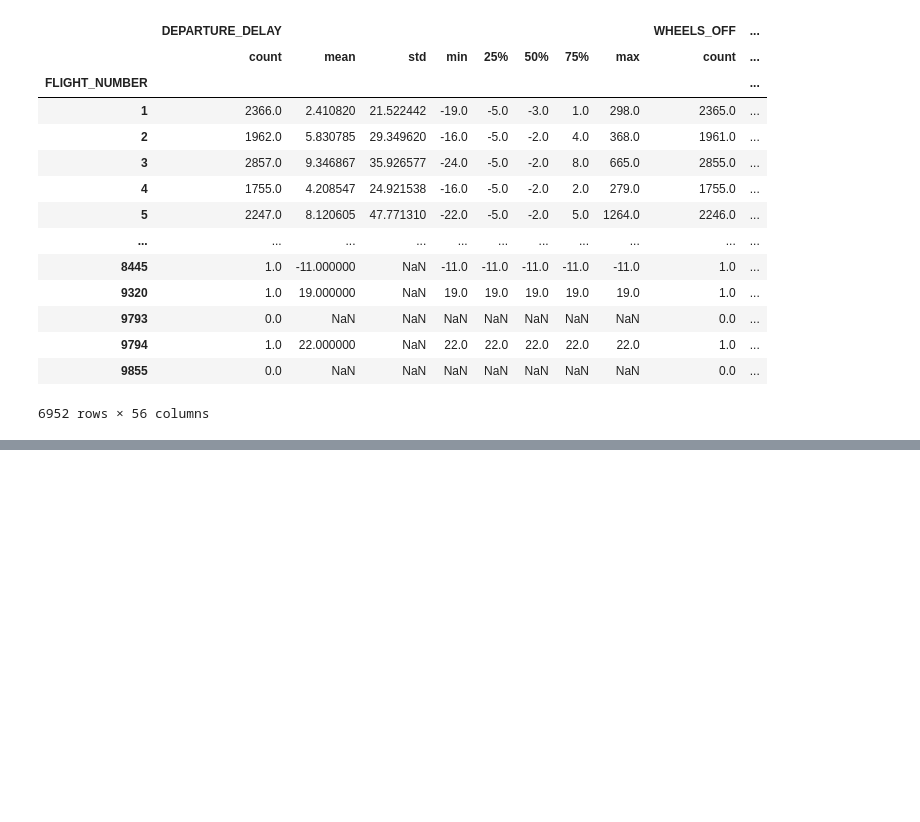
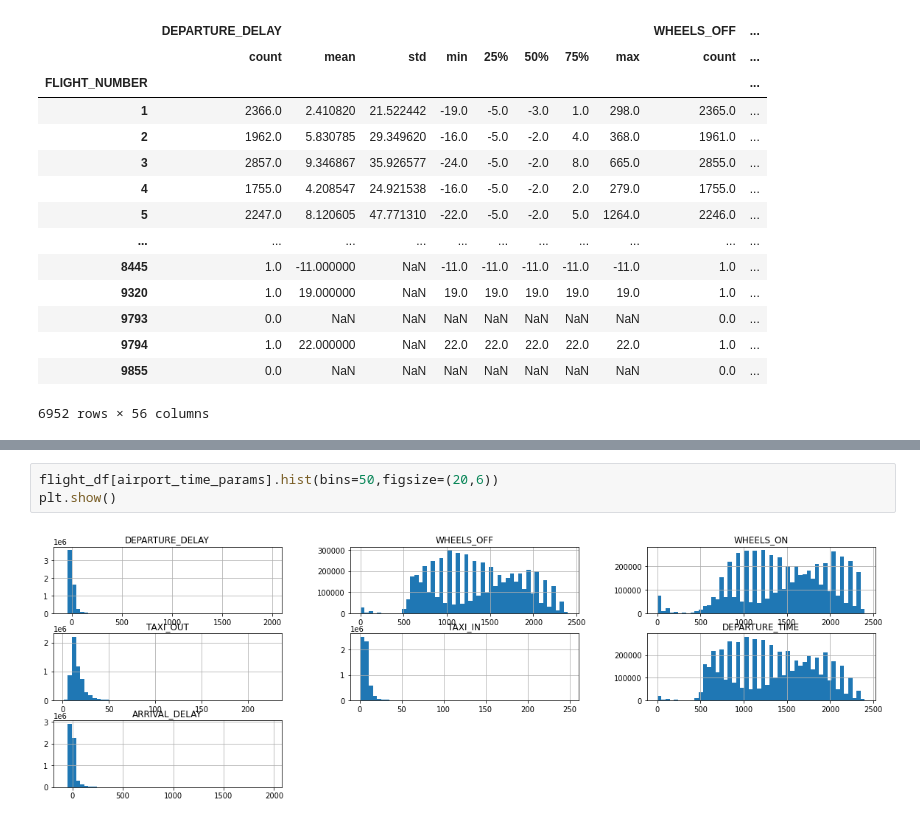
Before and after one commit to i0nathan/unaqds, a Jupyter notebook: flight_delay_prediction.ipynb, the cells around one changed output, grey strips where cells are left out. Saved outputs shown, nothing was run; the diff lists cells and outputs as text; blank space fills up the shorter version.

```diff
--- a/flight_delay_prediction.ipynb
+++ b/flight_delay_prediction.ipynb
@@ -228,0 +305,5 @@ flight_df.groupby("FLIGHT_NUMBER")[airport_time_params].describe()
+# %%
+flight_df[airport_time_params].hist(bins=50,figsize=(20,6))
+plt.show()
+# %% [output]
+[figure, added]
```
Also changed, not shown: parts of 12 cells of this notebook.
